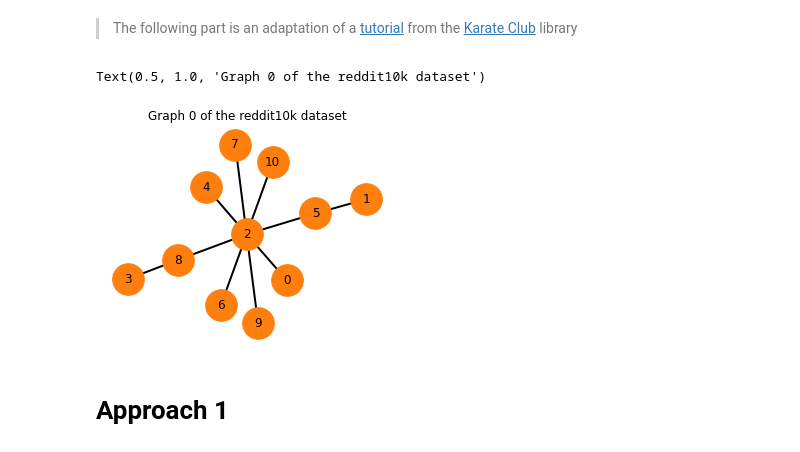
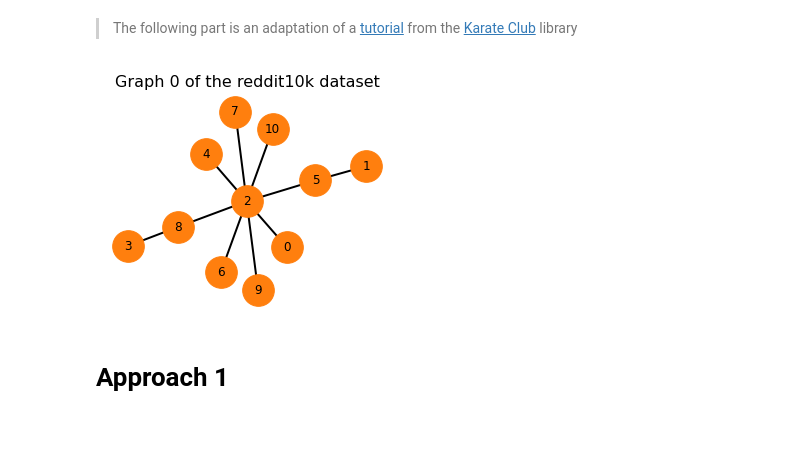
Before and after one commit to mnslarcher/cs224w-slides-to-code, a Jupyter notebook: notebooks/03-node-embeddings.ipynb, the cells around one changed output. Drawn from its saved outputs; the diff is of its cells as text; code cells hidden in the pictures.

Commit message:
Minor plot title change

```diff
--- a/notebooks/03-node-embeddings.ipynb
+++ b/notebooks/03-node-embeddings.ipynb
@@ -210,21 +210,21 @@ def split_and_fit_logistic_and_print_aoc(
 # %%
 # The task is the classification of threads from the online forum Reddit. The threads can be of of two types -
 # discussion and non-discussion based ones. Our goal is to predict the type of the thread based on the topological
 # (structural) properties of the graphs. The specific dataset that we look a 10 thousand graph subsample of the Reddit
 # 204K dataset which contains a large number of threads from the spring of 2018. The graphs in the dataset do not have
 # a specific feature.
 
 reader = GraphSetReader("reddit10k")
 
 graphs = reader.get_graphs()[:1000]
 y = reader.get_target()[:1000]
 
 plt.figure(figsize=(4, 3))
 nx.draw(graphs[0], node_color="tab:orange", node_size=1000, width=2, with_labels=True)
-plt.title("Graph 0 of the reddit10k dataset")
+plt.title("Graph 0 of the reddit10k dataset", fontsize=16)
+plt.show()
 # %% [output]
-Text(0.5, 1.0, 'Graph 0 of the reddit10k dataset')
-[figure, old version]
+[figure, new version]
 # %% [markdown]
 # Approach 1
 # %%
```
Also changed, not shown: parts of 5 cells of this notebook.
